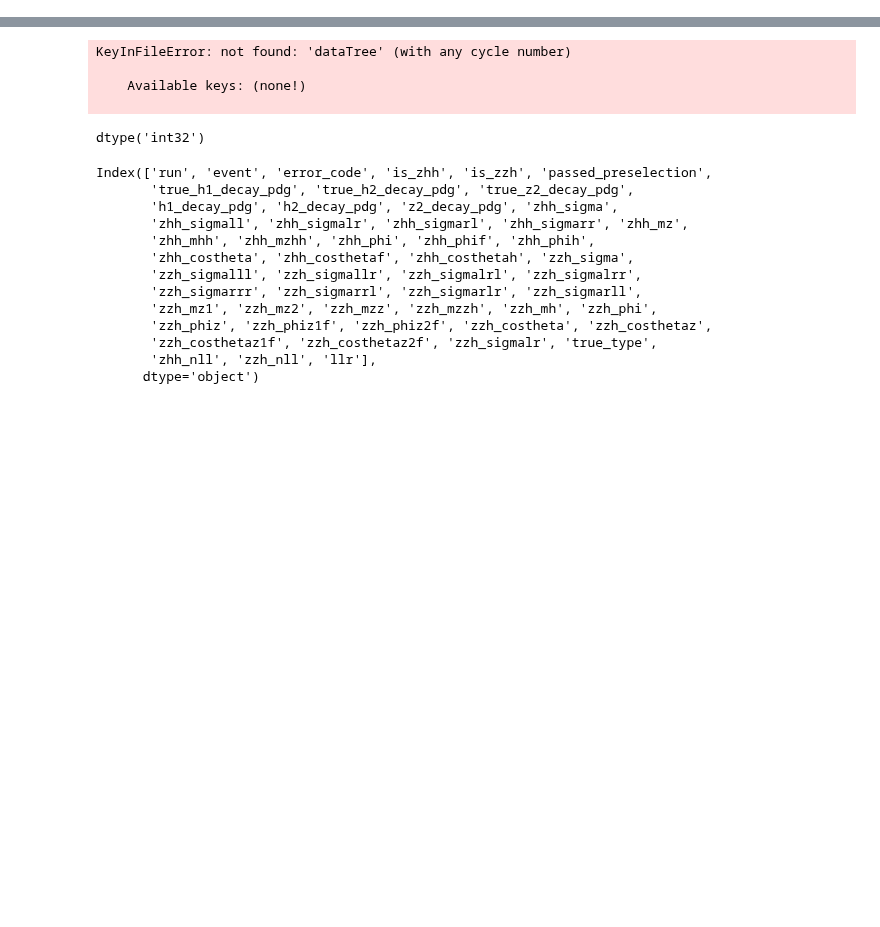
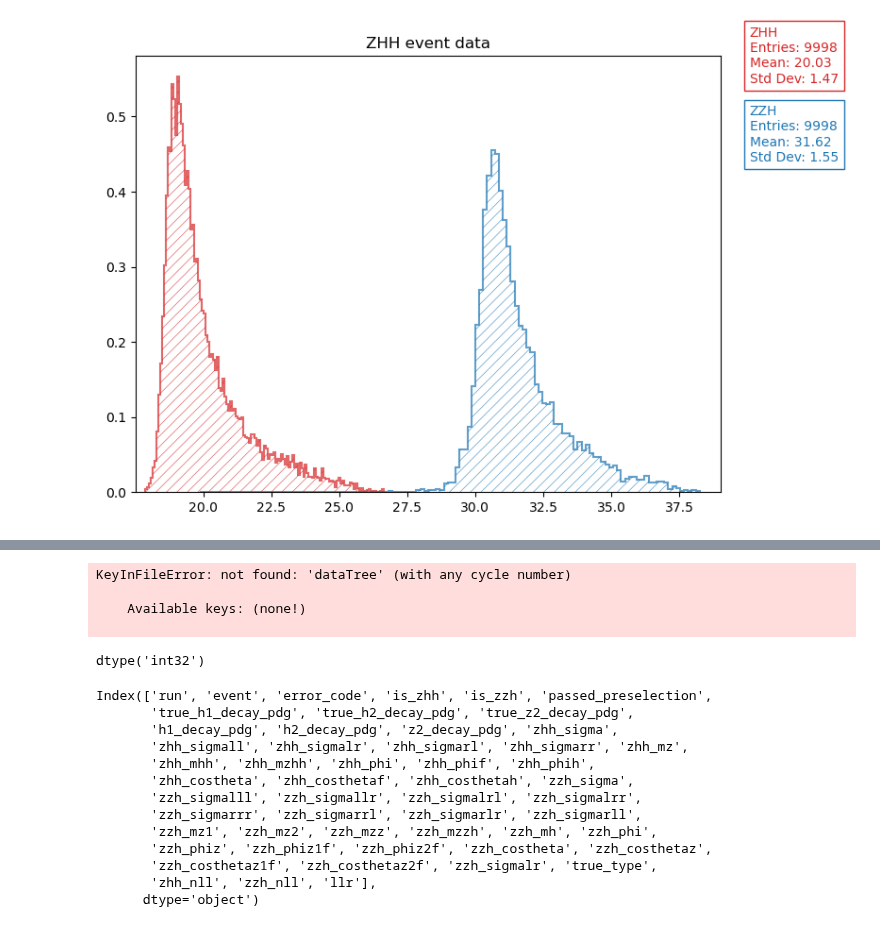
Before and after one commit to nVentis/MEM_HEP, a Jupyter notebook: view_v3.ipynb, the cells around one changed output, grey strips where cells are left out. Cells and saved outputs as stored; diff of their text form; code cells hidden in the pictures; blank space fills up the shorter version.

```diff
--- a/view_v3.ipynb
+++ b/view_v3.ipynb
@@ -193,0 +19,6 @@ def convert_directory(source_path: str, in_file_location: str, output_dir_abs: s
+# %%
+mcp_raw = import_data("/nfs/dust/ilc/user/bliewert/fullflow_v3/comparison/npy/mcparticle/compare_mcparticle.npy")
+reco_raw = import_data("/nfs/dust/ilc/user/bliewert/fullflow_v3/comparison/npy/reco/compare_reco.npy")
+tjmr_raw = import_data("/nfs/dust/ilc/user/bliewert/fullflow_v3/comparison/npy/truejet_matchingreco/compare_truejet_matchingreco.npy")
+tjt_raw = import_data("/nfs/dust/ilc/user/bliewert/fullflow_v3/comparison/npy/truejet_true/compare_truejet_true.npy")
+tjs_raw = import_data("/nfs/dust/ilc/user/bliewert/fullflow_v3/comparison/npy/truejet_seen/compare_truejet_seen.npy")
@@ -193,0 +67,9 @@ def convert_directory(source_path: str, in_file_location: str, output_dir_abs: s
+# %%
+def plot_llr_dtf_delta(data, name):
+    true_zzh = data[(data["is_zzh"] == 1) & (data["zhh_sigma"] > 0) & (data["zzh_sigma"] > 0)].copy()
+    true_zhh = data[(data["is_zhh"] == 1) & (data["zhh_sigma"] > 0) & (data["zzh_sigma"] > 0)].copy()
+
+    true_zzh.reset_index(drop=True,inplace=True)
+    true_zhh.reset_index(drop=True,inplace=True)
+
+    plot_hist(true_zhh, x = ["zhh_nll", "zzh_nll"], title="ZHH event data", normalize=True, labels=["ZHH {}", "ZZH"], xlabel="nll")
@@ -193,0 +80,4 @@ def convert_directory(source_path: str, in_file_location: str, output_dir_abs: s
+# %%
+plot_llr_dtf_delta(mcp)
+# %% [output]
+[figure, added]
```
Also changed, not shown: parts of 18 cells of this notebook, 10 other files.
